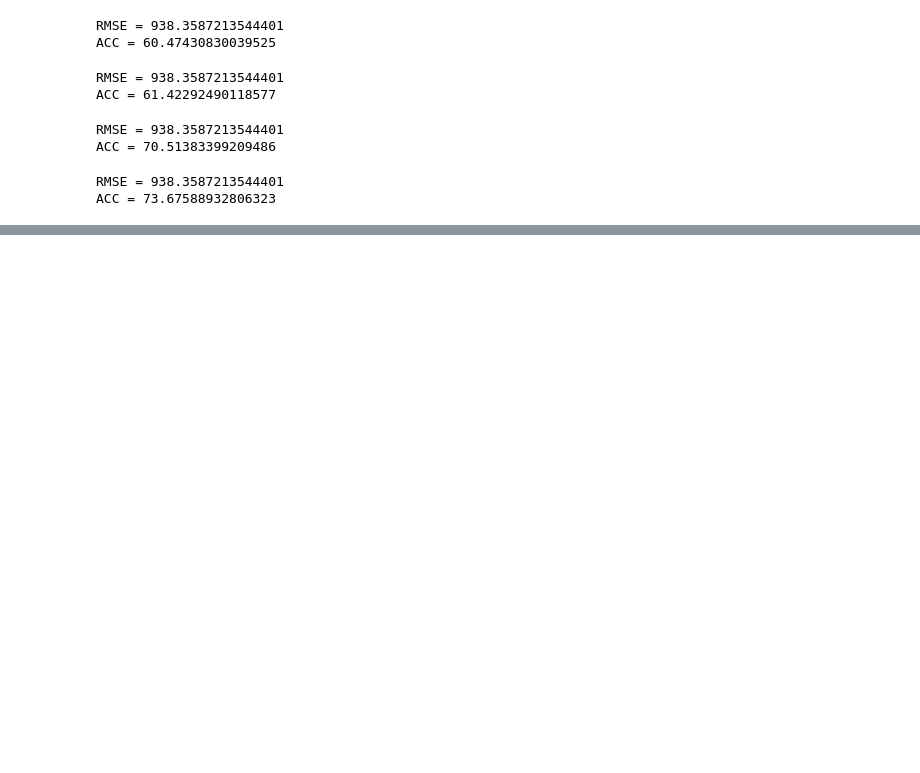
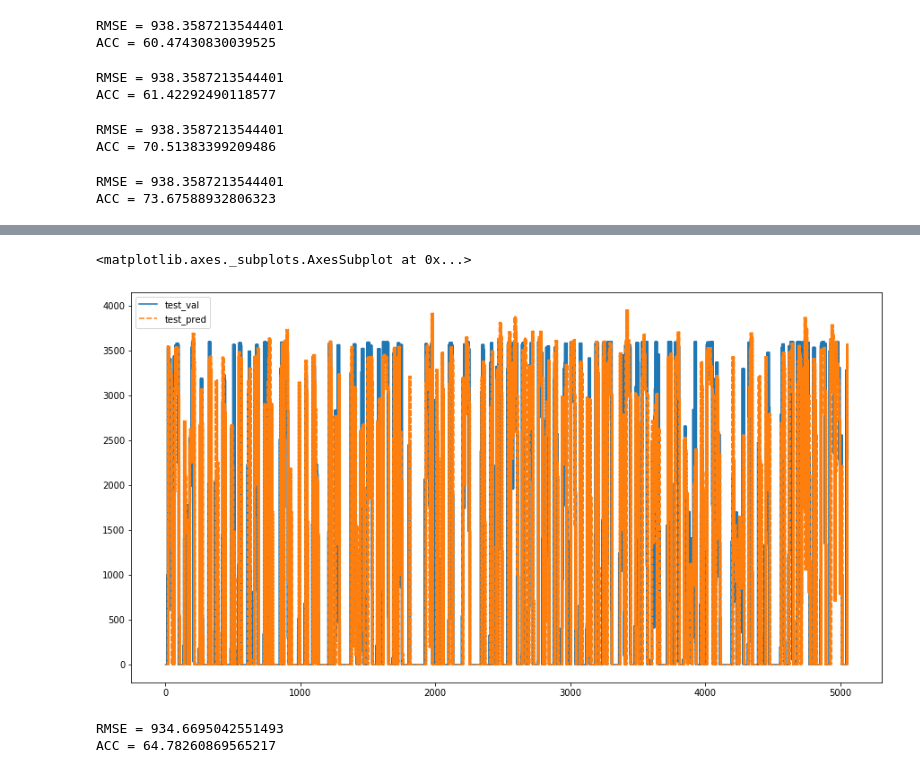
Before and after one commit to miloncl/System-Usage-Analysis, a Jupyter notebook: notebooks/LSTM_RNN.ipynb, the cells around one changed output, grey strips where cells are left out. Saved outputs shown, nothing was run; the diff lists cells and outputs as text; code cells hidden in the pictures; blank space fills up the shorter version.

```diff
--- a/notebooks/LSTM_RNN.ipynb
+++ b/notebooks/LSTM_RNN.ipynb
@@ -389,0 +401,11 @@ ACC = 73.67588932806323
+# %%
+plt.figure(figsize=(15,8))
+sns.lineplot(out_train[['test_val', 'test_pred']])
+# %% [output]
+<matplotlib.axes._subplots.AxesSubplot at 0x...>
+[figure, added]
+# %%
+test_acc(out_train, at_most = 300)
+# %% [output]
+RMSE = 934.6695042551493
+ACC = 64.78260869565217
```
Also changed, not shown: parts of 2 cells of this notebook.
